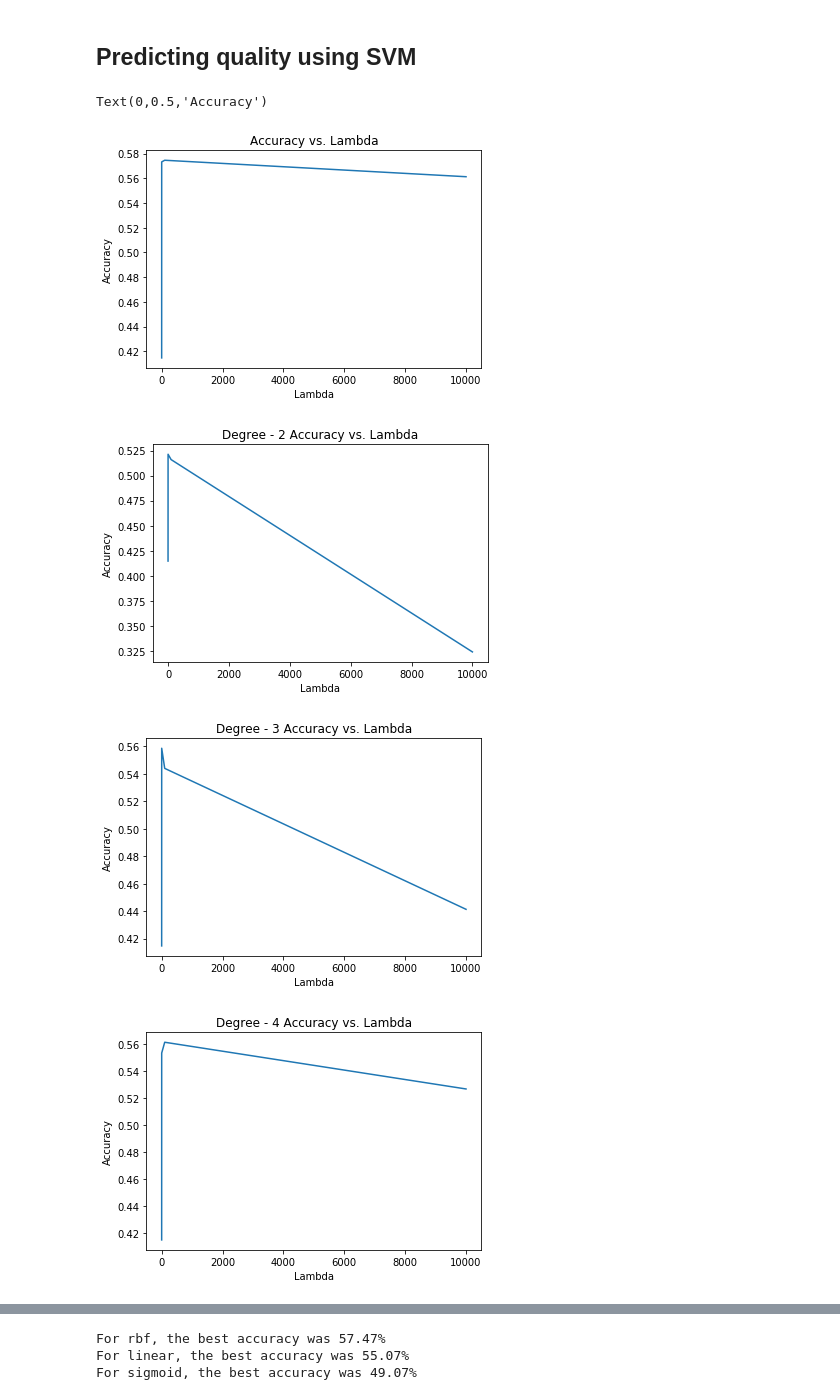
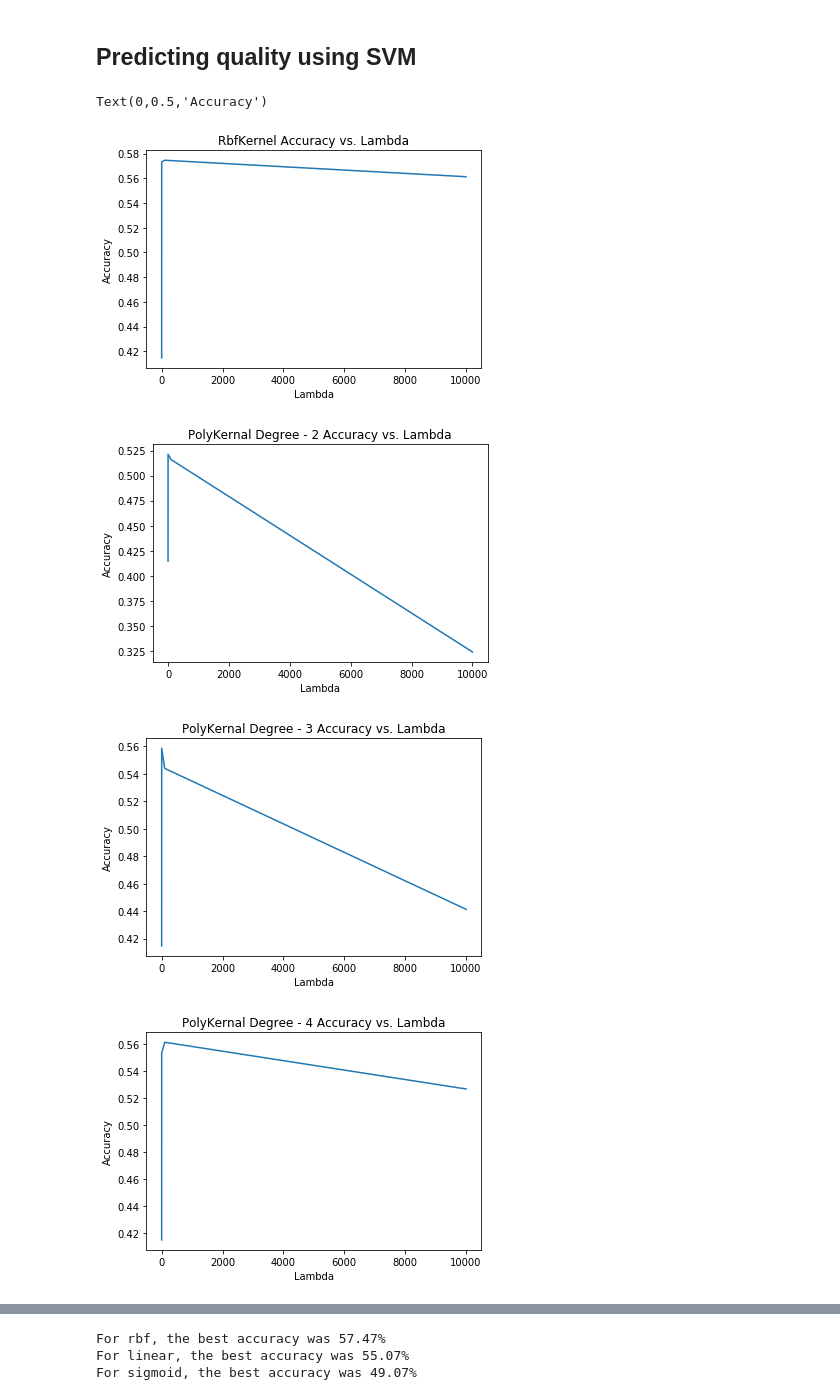
Before and after one commit to jonnysassoon/Mark-and-Jonny-ML-Project, a Jupyter notebook: Predicting Wine Type.ipynb, the cells around one changed output, grey strips where cells are left out. Saved outputs shown, nothing was run; the diff lists cells and outputs as text; code cells hidden in the pictures.

Commit message:
Added intial SVM code. Modified chart titles

```diff
--- a/Predicting Wine Type.ipynb
+++ b/Predicting Wine Type.ipynb
@@ -390,38 +390,38 @@ sigmoid_results = getResults(kernel = "sigmoid", Cs = Cs)
 # %%
 x_label = "Lambda"
 y_label = "Accuracy"
 
 rbf_accs = [rbf_results[C]["acc"] for C in Cs]
 plt.figure(0)
 plt.plot(Cs, rbf_accs)
-plt.title(y_label + " vs. " + x_label)
+plt.title("RbfKernel " + y_label + " vs. " + x_label)
 plt.xlabel(x_label)
 plt.ylabel(y_label)
 
 for i in range(len(degrees)):
     poly_accs = [poly_results[degrees[i]][C]["acc"] for C in Cs]
     plt.figure(i+1)
     plt.plot(Cs, poly_accs)
-    plt.title("Degree - " + str(degrees[i]) + " " + y_label + " vs. " + x_label)
+    plt.title("PolyKernal Degree - " + str(degrees[i]) + " " + y_label + " vs. " + x_label)
     plt.xlabel(x_label)
     plt.ylabel(y_label)
 
 linear_accs = [linear_results[C]["acc"] for C in Cs]
 plt.figure(i+2)
 plt.plot(Cs, linear_accs)
-plt.title(y_label + " vs. " + x_label)
+plt.title("LinearKernel " + y_label + " vs. " + x_label)
 plt.xlabel(x_label)
 plt.ylabel(y_label)
 
 sigmoid_accs = [sigmoid_results[C]["acc"] for C in Cs]
 plt.figure(i+3)
 plt.plot(Cs, sigmoid_accs)
-plt.title(y_label + " vs. " + x_label)
+plt.title("SigmoidKernel " + y_label + " vs. " + x_label)
 plt.xlabel(x_label)
 plt.ylabel(y_label)
 # %% [output]
 Text(0,0.5,'Accuracy')
-[figure, old version]
+[figure, new version]
-[figure, old version]
+[figure, new version]
-[figure, old version]
+[figure, new version]
-[figure, old version]
+[figure, new version]
```
Also changed, not shown: parts of 1 cell of this notebook.
